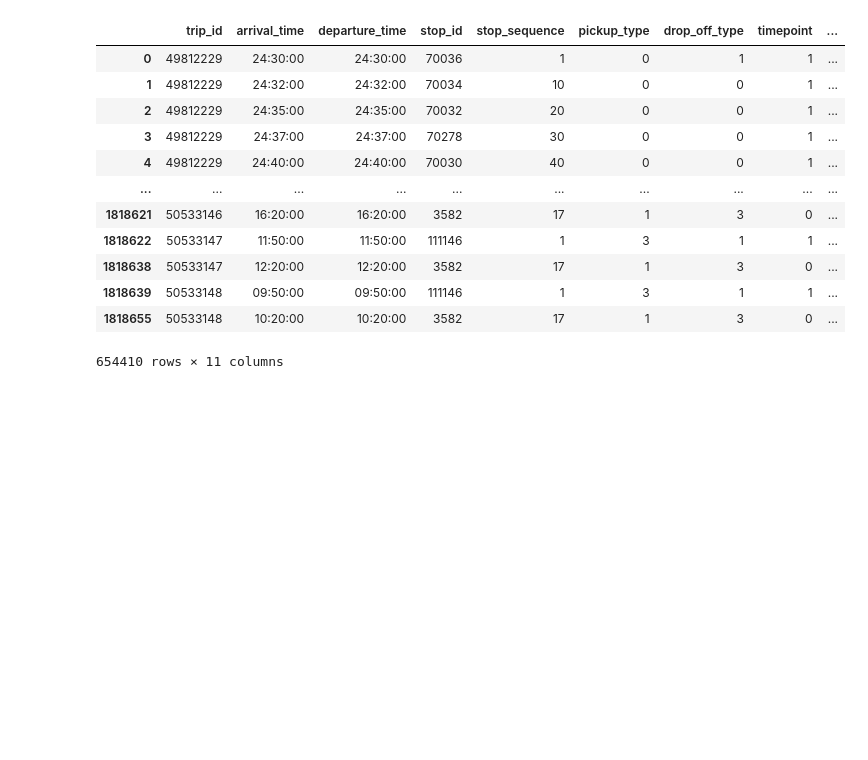
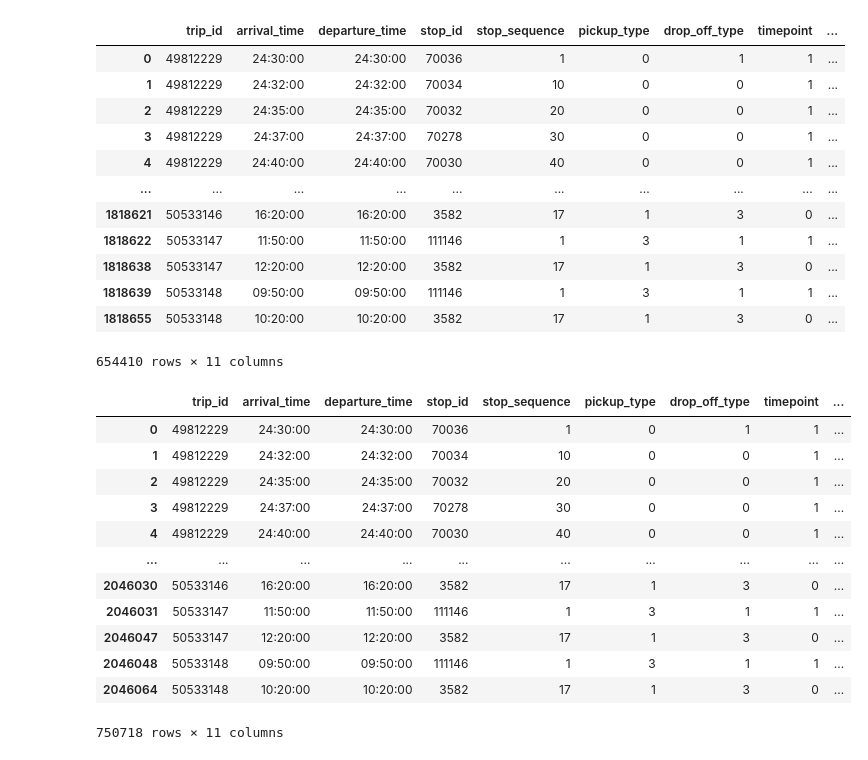
Before and after one commit to ColinCarnish/CS4100_Final, a Jupyter notebook: src/preprocessing.ipynb, the cells around one changed output. Saved outputs shown, nothing was run; the diff lists cells and outputs as text; code cells hidden in the pictures; blank space fills up the shorter version.

```diff
--- a/src/preprocessing.ipynb
+++ b/src/preprocessing.ipynb
@@ -6,6 +6,7 @@ travel_times_file = "/Users/sierrawelsch/CS4100_Final/Datasets/2022-Q1_HRTravelT
 events_file = "/Users/sierrawelsch/CS4100_Final/Datasets/2022-01_HREvents.csv"
 # expected arr/dep times for 2022-01-04
 stop_times_file = "/Users/sierrawelsch/CS4100_Final/Datasets/20220103_stop_times.txt"
+stop_times_file_2 = "/Users/sierrawelsch/CS4100_Final/Datasets/stop_times.txt"
 # %%
 events_df = pd.read_csv(events_file)
 events_df.head()
@@ -68,6 +69,28 @@ stop_times_df
 | 1818639 | 50533148 | 09:50:00 | 09:50:00 | 111146 | 1 | 3 | 1 | 1 | ... |
 | 1818655 | 50533148 | 10:20:00 | 10:20:00 | 3582 | 17 | 1 | 3 | 0 | ... |
 654410 rows × 11 columns
+# %%
+stop_times_df_2 = pd.read_csv(stop_times_file_2)
+stop_times_df_2 = stop_times_df_2.drop(["stop_headsign", "continuous_pickup", "continuous_drop_off"], axis=1)
+stop_times_df_2 = stop_times_df_2.dropna()
+stop_times_df_2['departure_time_sec'] = stop_times_df_2['departure_time'].apply(lambda x: sum(int(i) * 60**(2 - idx) for idx, i in enumerate(x.split(':'))))
+stop_times_df_2['arrival_time_sec'] = stop_times_df_2['arrival_time'].apply(lambda x: sum(int(i) * 60**(2 - idx) for idx, i in enumerate(x.split(':'))))
+
+stop_times_df_2
+# %% [output]
+|  | trip_id | arrival_time | departure_time | stop_id | stop_sequence | pickup_type | drop_off_type | timepoint | ... |
+| 0 | 49812229 | 24:30:00 | 24:30:00 | 70036 | 1 | 0 | 1 | 1 | ... |
+| 1 | 49812229 | 24:32:00 | 24:32:00 | 70034 | 10 | 0 | 0 | 1 | ... |
+| 2 | 49812229 | 24:35:00 | 24:35:00 | 70032 | 20 | 0 | 0 | 1 | ... |
+| 3 | 49812229 | 24:37:00 | 24:37:00 | 70278 | 30 | 0 | 0 | 1 | ... |
+| 4 | 49812229 | 24:40:00 | 24:40:00 | 70030 | 40 | 0 | 0 | 1 | ... |
+| ... | ... | ... | ... | ... | ... | ... | ... | ... | ... |
+| 2046030 | 50533146 | 16:20:00 | 16:20:00 | 3582 | 17 | 1 | 3 | 0 | ... |
+| 2046031 | 50533147 | 11:50:00 | 11:50:00 | 111146 | 1 | 3 | 1 | 1 | ... |
+| 2046047 | 50533147 | 12:20:00 | 12:20:00 | 3582 | 17 | 1 | 3 | 0 | ... |
+| 2046048 | 50533148 | 09:50:00 | 09:50:00 | 111146 | 1 | 3 | 1 | 1 | ... |
+| 2046064 | 50533148 | 10:20:00 | 10:20:00 | 3582 | 17 | 1 | 3 | 0 | ... |
+750718 rows × 11 columns
 # %%
 merged_df = pd.merge(
     events_df,
```
Also changed, not shown: parts of 9 cells of this notebook.
